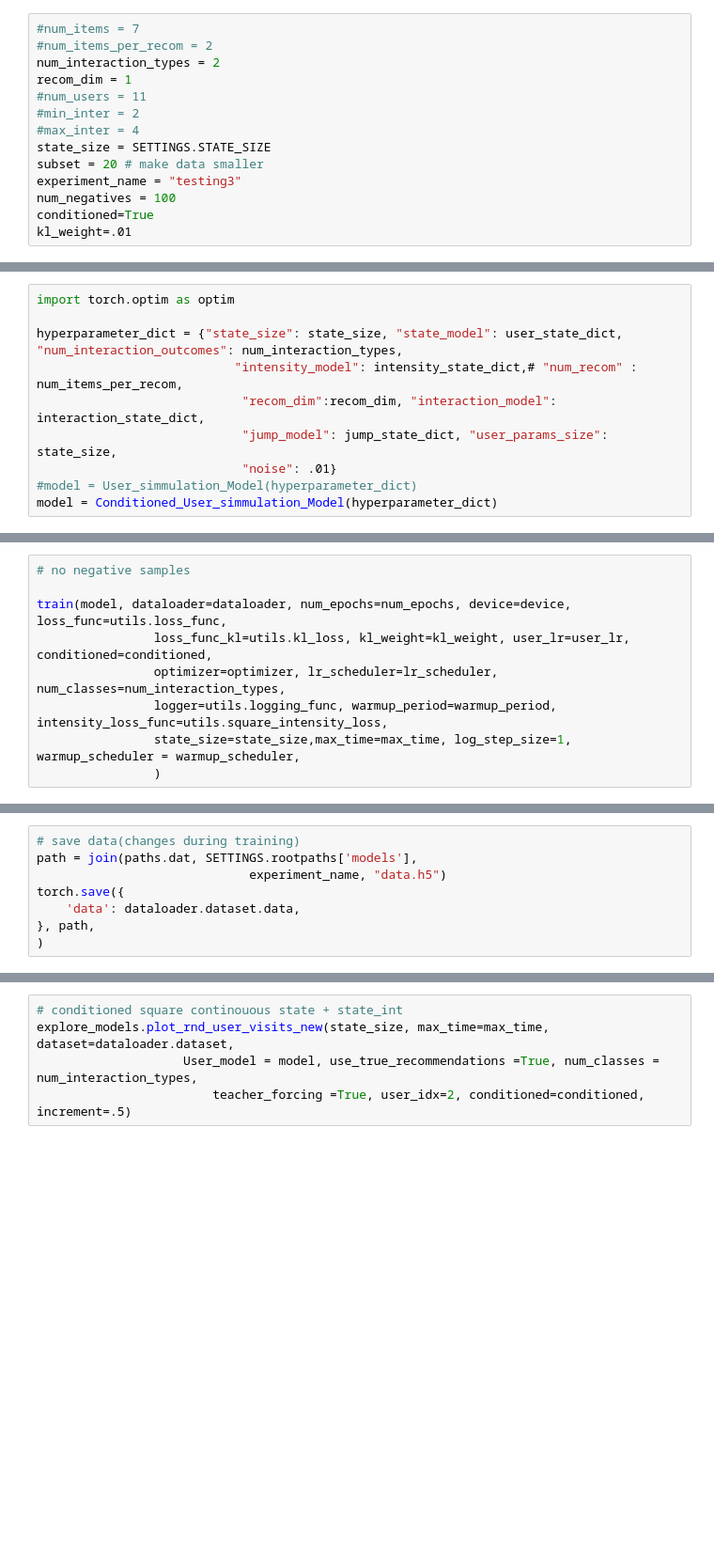
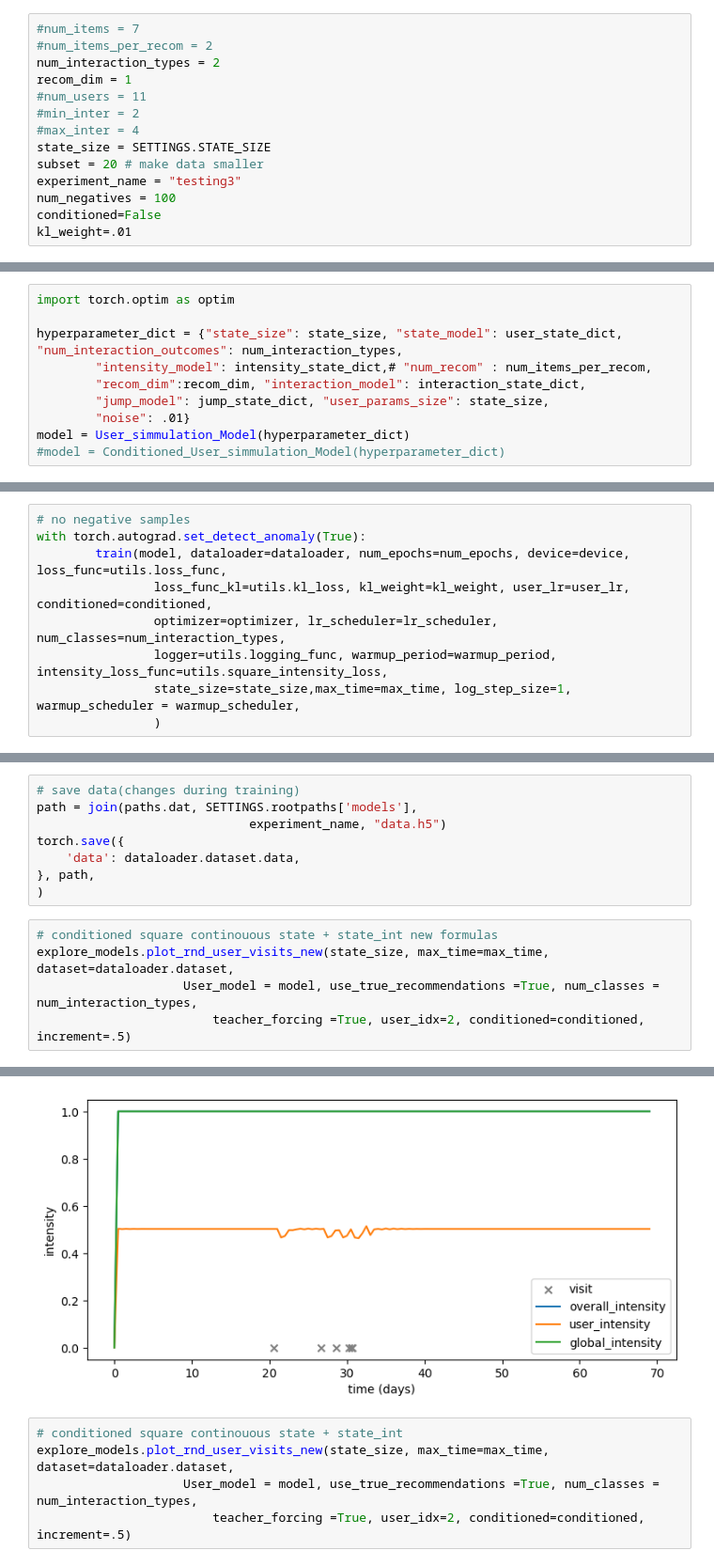
Before and after one commit to Thahit/Recommender_Sim, a Jupyter notebook: notebooks/explore_training.ipynb, the cells around one changed output, grey strips where cells are left out. Shown at 94% size. Drawn from its saved outputs; the diff is of its cells as text; blank space fills up the shorter version.

Commit message:
Visualize functions for intuition

```diff
--- a/notebooks/explore_training.ipynb
+++ b/notebooks/explore_training.ipynb
@@ -39,7 +39,7 @@ state_size = SETTINGS.STATE_SIZE
 subset = 20 # make data smaller
 experiment_name = "testing3"
 num_negatives = 100
-conditioned=True
+conditioned=False
 kl_weight=.01
 # %%
 #create dataset from processed data
@@ -158,12 +158,12 @@ jump_state_dict = {"model_hyp": {"layer_width": [width, width]}
 import torch.optim as optim
 
 hyperparameter_dict = {"state_size": state_size, "state_model": user_state_dict, "num_interaction_outcomes": num_interaction_types,
-                           "intensity_model": intensity_state_dict,# "num_recom" : num_items_per_recom,
-                            "recom_dim":recom_dim, "interaction_model": interaction_state_dict,
-                            "jump_model": jump_state_dict, "user_params_size": state_size,
-                            "noise": .01}
-#model = User_simmulation_Model(hyperparameter_dict)
-model = Conditioned_User_simmulation_Model(hyperparameter_dict)
+        "intensity_model": intensity_state_dict,# "num_recom" : num_items_per_recom,
+        "recom_dim":recom_dim, "interaction_model": interaction_state_dict,
+        "jump_model": jump_state_dict, "user_params_size": state_size,
+        "noise": .01}
+model = User_simmulation_Model(hyperparameter_dict)
+#model = Conditioned_User_simmulation_Model(hyperparameter_dict)
 # %%
 # load model
 path = join(paths.dat, SETTINGS.rootpaths['models'],
@@ -209,7 +206,7 @@ NameError: name 'sfsf' is not defined
 # %%
 # no negative samples
-
-train(model, dataloader=dataloader, num_epochs=num_epochs, device=device, loss_func=utils.loss_func,
+with torch.autograd.set_detect_anomaly(True):
+        train(model, dataloader=dataloader, num_epochs=num_epochs, device=device, loss_func=utils.loss_func,
                 loss_func_kl=utils.kl_loss, kl_weight=kl_weight, user_lr=user_lr, conditioned=conditioned,
                 optimizer=optimizer, lr_scheduler=lr_scheduler, num_classes=num_interaction_types,
                 logger=utils.logging_func, warmup_period=warmup_period, intensity_loss_func=utils.square_intensity_loss,
@@ -264,3 +262,9 @@ torch.save({
     'data': dataloader.dataset.data,
 }, path,
 )
+# %%
+# conditioned square continouous state + state_int new formulas
+explore_models.plot_rnd_user_visits_new(state_size, max_time=max_time, dataset=dataloader.dataset,
+                    User_model = model, use_true_recommendations =True, num_classes = num_interaction_types,
+                        teacher_forcing =True, user_idx=2, conditioned=conditioned, increment=.5)
+# %% [output]
@@ -267,3 +278,4 @@ torch.save({
+[figure, added]
 # %%
 # conditioned square continouous state + state_int
 explore_models.plot_rnd_user_visits_new(state_size, max_time=max_time, dataset=dataloader.dataset,
```
Also changed, not shown: parts of 6 cells of this notebook, 1 other file.
